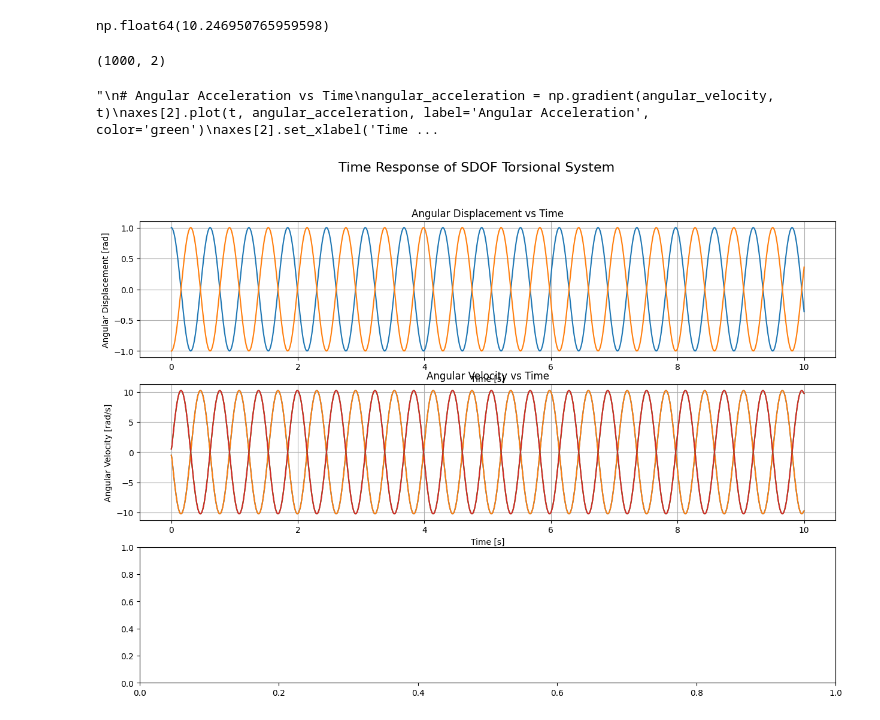
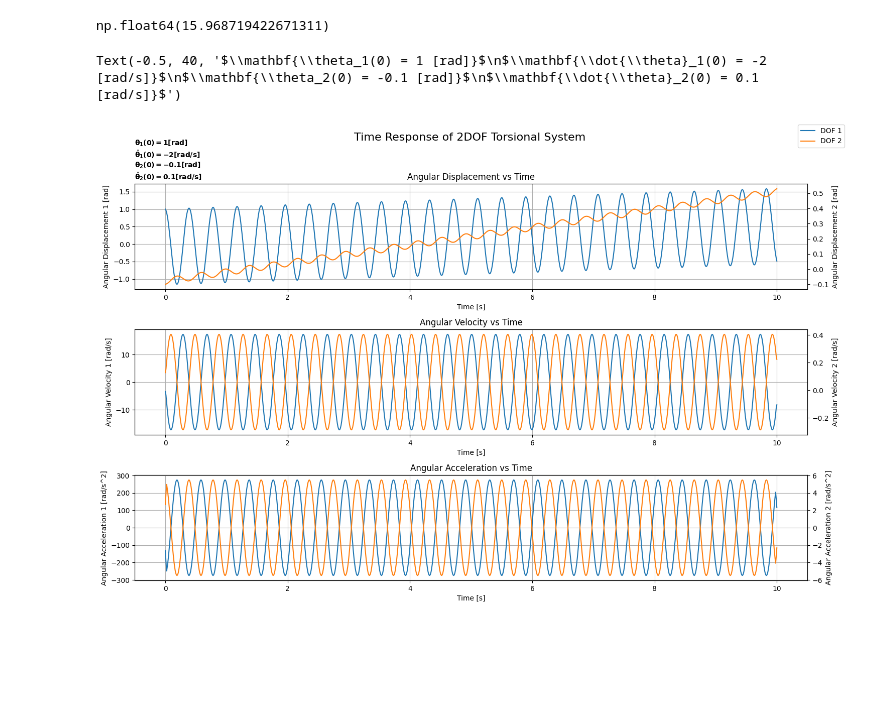
Before and after one commit to Rmhuneineh/my-website, a Jupyter notebook: content/posts/torsional_vibrations_2/01_torVib.ipynb, the cells around one changed output. Saved outputs shown, nothing was run; the diff lists cells and outputs as text; code cells hidden in the pictures; blank space fills up the shorter version.

Commit message:
added code and plot for free vibration simulation along with some notes.

```diff
--- a/content/posts/torsional_vibrations_2/01_torVib.ipynb
+++ b/content/posts/torsional_vibrations_2/01_torVib.ipynb
@@ -3,8 +3,8 @@ import numpy as np
 import matplotlib.pyplot as plt
 # %%
 I_1 = 0.1 # [kg.m^2]
-I_2 = 2 # [kg.m^2]
-c = 10 # [N.m/rad]
+I_2 = 5 # [kg.m^2]
+c = 25 # [N.m/rad]
 # %%
 class TwoDOFTorsionalSystem:
 
@@ -28,45 +45,58 @@ class TwoDOFTorsionalSystem:
 # %%
+# Define an instance of the model
 S = TwoDOFTorsionalSystem(I_1=I_1, I_2=I_2, c=c)
-S.omega_n
 # %% [output]
-np.float64(10.246950765959598)
+np.float64(15.968719422671311)
 # %%
-theta_0 = [1, 0]
-theta_dot_0 = [0, 0]
-t, theta_t = S.simulate_time_response(initial_angle=theta_0, initial_velocity=theta_dot_0)
+# Define Initial Conditions
+theta_0 = [1, -0.1] # Initial angular position
+theta_dot_0 = [-2, 0.1] # Initial angular velocity
+# Calculate solution
+t, theta_1, theta_2 = S.simulate_time_response(initial_angle=theta_0, initial_velocity=theta_dot_0)
 # %%
 # Plotting the time response
 fig, axes = plt.subplots(3, 1, figsize=(15, 10))
-fig.suptitle('Time Response of SDOF Torsional System', fontsize=16)
+fig.suptitle('Time Response of 2DOF Torsional System', fontsize=16)
 # Angular Displacement vs Time
-axes[0].plot(t[:, 0], theta_t[:, 0], label='Angular Displacement 1')
-axes[0].plot(t[:, 1], theta_t[:, 1], label='Angular Displacement 2')
+ax2 = axes[0].twinx()
+axes[0].plot(t, theta_1, label='DOF 1')
+ax2.plot(t, theta_2, label='DOF 2', color='#ff7f0e')
 axes[0].set_xlabel('Time [s]')
-axes[0].set_ylabel('Angular Displacement [rad]')
+axes[0].set_ylabel('Angular Displacement 1 [rad]')
+ax2.set_ylabel('Angular Displacement 2 [rad]')
 axes[0].set_title('Angular Displacement vs Time')
 axes[0].grid(True)
 
 # Angular Velocity vs Time
-angular_velocity = np.gradient(theta_t, t[:, 0], axis=0)
-print(np.shape(angular_velocity))
+angular_velocity_1 = np.gradient(theta_1, t, axis=0)
+angular_velocity_2 = np.gradient(theta_2, t, axis=0)
 
-axes[1].plot(t, angular_velocity[:, 0], label='Angular Velocity 1')
-axes[1].plot(t, angular_velocity[:, 1], label='Angular Velocity 2')
+ax2 = axes[1].twinx()
+axes[1].plot(t, angular_velocity_1)
+ax2.plot(t, angular_velocity_2, color='#ff7f0e')
 axes[1].set_xlabel('Time [s]')
-axes[1].set_ylabel('Angular Velocity [rad/s]')
+axes[1].set_ylabel('Angular Velocity 1 [rad/s]')
+ax2.set_ylabel('Angular Velocity 2 [rad/s]')
 axes[1].set_title('Angular Velocity vs Time')
 axes[1].grid(True)
-'''
+
 # Angular Acceleration vs Time
-angular_acceleration = np.gradient(angular_velocity, t)
-axes[2].plot(t, angular_acceleration, label='Angular Acceleration', color='green')
+angular_acceleration_1 = np.gradient(angular_velocity_1, t, axis=0)
+angular_acceleration_2 = np.gradient(angular_velocity_2, t, axis=0)
+
+ax2 = axes[2].twinx()
+axes[2].plot(t, angular_acceleration_1)
+ax2.plot(t, angular_acceleration_2, color='#ff7f0e')
 axes[2].set_xlabel('Time [s]')
-axes[2].set_ylabel('Angular Acceleration [rad/s^2]')
+axes[2].set_ylabel('Angular Acceleration 1 [rad/s^2]')
+ax2.set_ylabel('Angular Acceleration 2 [rad/s^2]')
 axes[2].set_title('Angular Acceleration vs Time')
 axes[2].grid(True)
 
-plt.tight_layout(rect=[0, 0.03, 1, 0.95])'''
+fig.legend()
+plt.tight_layout(rect=[0, 0.03, 1, 0.95])
+plt.text(-0.5, 40, r"$\mathbf{\theta_1(0) = 1 [rad]}$" + "\n" + r"$\mathbf{\dot{\theta}_1(0) = -2 [rad/s]}$" + "\n" +
+         r"$\mathbf{\theta_2(0) = -0.1 [rad]}$" + "\n" + r"$\mathbf{\dot{\theta}_2(0) = 0.1 [rad/s]}$")
 # %% [output]
-(1000, 2)
+Text(-0.5, 40, '$\\mathbf{\\theta_1(0) = 1 [rad]}$\n$\\mathbf{\\dot{\\theta}_1(0) = -2 [rad/s]}$\n$\\mathbf{\\theta_2(0) = -0.1 [rad]}$\n$\\mathbf{\\dot{\\theta}_2(0) = 0.1 [rad/s]}$')
-"\n# Angular Acceleration vs Time\nangular_acceleration = np.gradient(angular_velocity, t)\naxes[2].plot(t, angular_acceleration, label='Angular Acceleration', color='green')\naxes[2].set_xlabel('Time ...
-[figure, old version]
+[figure, new version]
```
Also changed, not shown: parts of 1 cell of this notebook, 2 other files.
